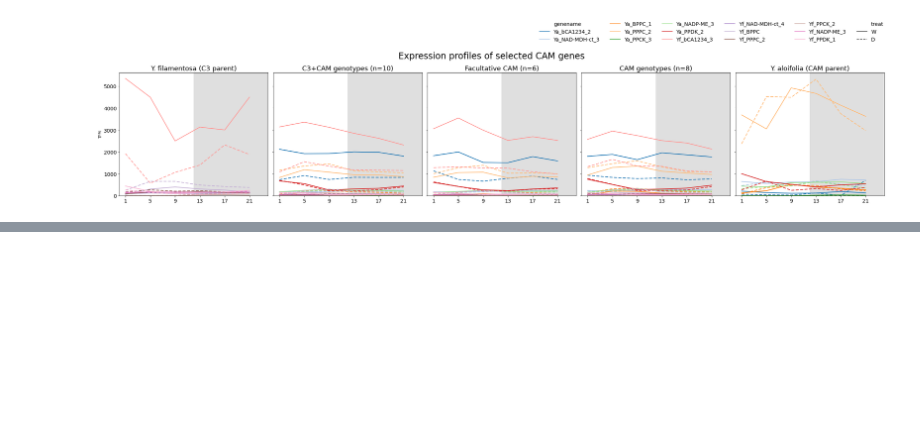
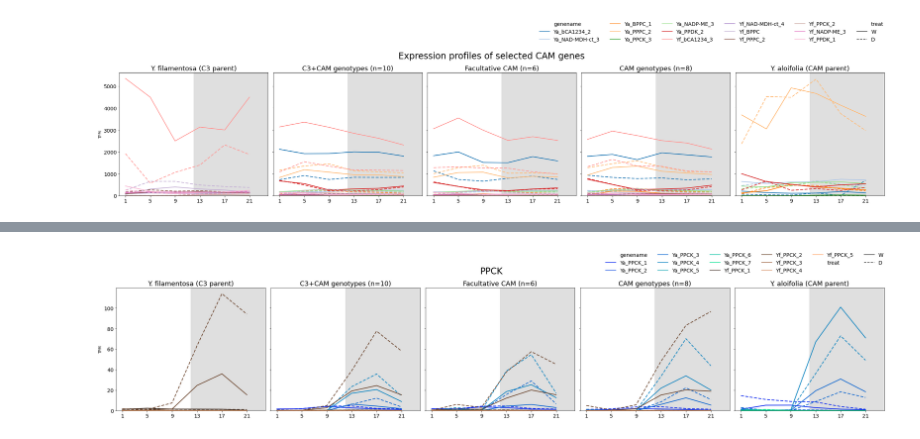
Before and after one commit to achpardo/yucca-genomics, a Jupyter notebook: masigpro/CAM_TS_genes.ipynb, the cells around one changed output, grey strips where cells are left out. Saved outputs shown, nothing was run; the diff lists cells and outputs as text; code cells hidden in the pictures; blank space fills up the shorter version.

```diff
--- a/masigpro/CAM_TS_genes.ipynb
+++ b/masigpro/CAM_TS_genes.ipynb
@@ -945,0 +1139,4 @@ plot_genefam_withparents(gids,"Expression profiles of selected CAM genes","genep
+# %%
+plot_genefam_withparents("PPCK")
+# %% [output]
+[figure, added]
```
Also changed, not shown: parts of 35 cells of this notebook.
